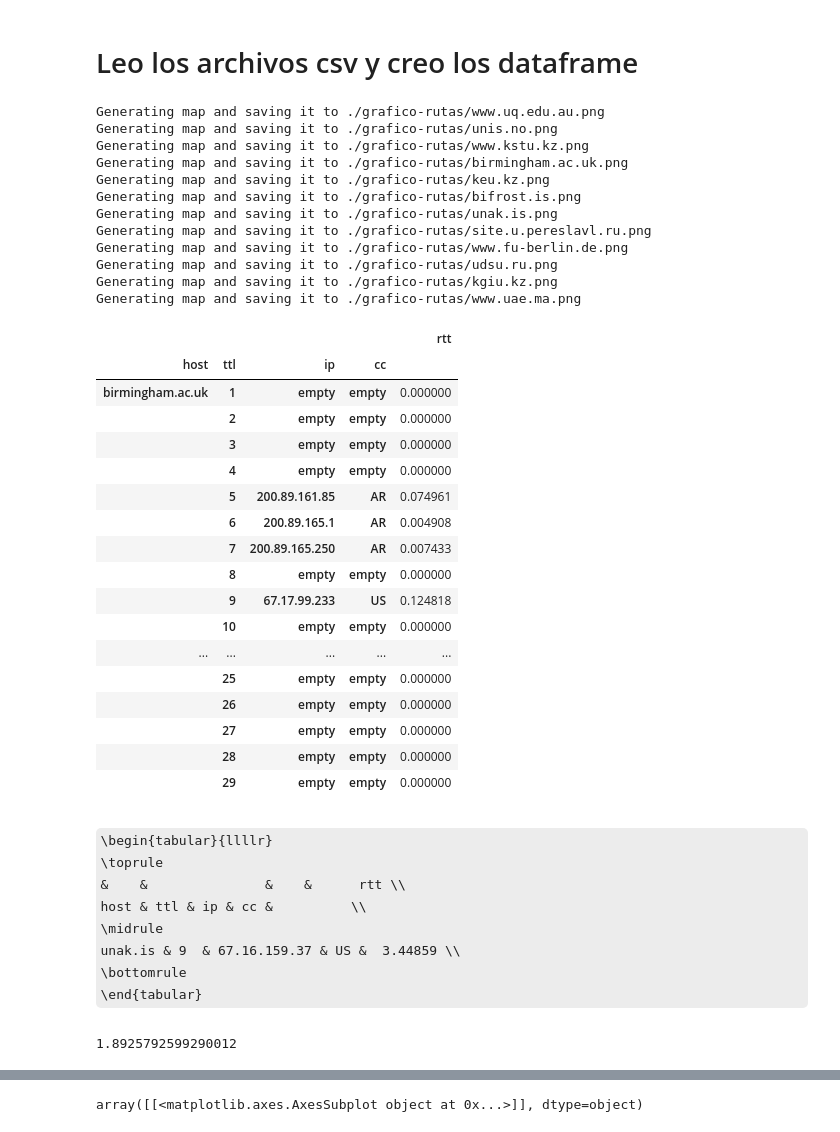
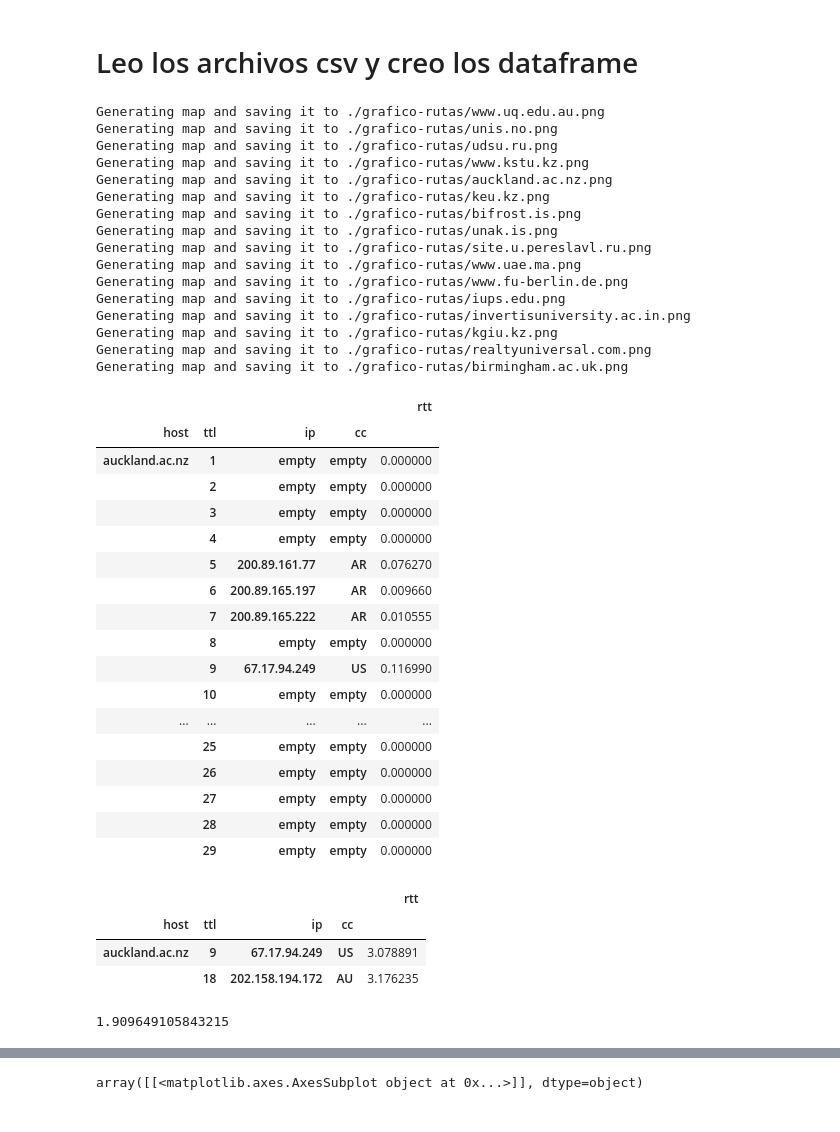
Before and after one commit to calasius/redes, a Jupyter notebook: tp2/calculate_route_outliers.ipynb, the cells around one changed output, grey strips where cells are left out. Saved outputs shown, nothing was run; the diff lists cells and outputs as text; code cells hidden in the pictures; some formulas as TeX source.

```diff
--- a/tp2/calculate_route_outliers.ipynb
+++ b/tp2/calculate_route_outliers.ipynb
@@ -16,8 +16,8 @@ import matplotlib.patches as mpatches
 
 IP_SERVICE_URL = 'https://freegeoip.net/json/{}'
 
-hosts = dict([('www.uq.edu.au','130.102.131.70'),('udsu.ru', '94.25.116.37'), ('site.u.pereslavl.ru','95.129.137.162'),('www.kstu.kz','85.29.137.233'), ('keu.kz','46.235.86.164'), ('unak.is','130.208.224.102'),('www.fu-berlin.de','160.45.170.10'),('kgiu.kz','195.210.46.14'),('www.uae.ma','159.253.148.195'),('unis.no','158.39.149.250'),('bifrost.is','185.118.33.147'),('birmingham.ac.uk','147.188.218.91')])
-
+#hosts = dict([('www.uq.edu.au','130.102.131.70'),('udsu.ru', '94.25.116.37'), ('site.u.pereslavl.ru','95.129.137.162'),('www.kstu.kz','85.29.137.233'), ('keu.kz','46.235.86.164'), ('unak.is','130.208.224.102'),('www.fu-berlin.de','160.45.170.10'),('kgiu.kz','195.210.46.14'),('www.uae.ma','159.253.148.195'),('unis.no','158.39.149.250'),('bifrost.is','185.118.33.147'),('birmingham.ac.uk','147.188.218.91')])
+hosts = dict([('auckland.ac.nz', '130.216.159.127'), ('invertisuniversity.ac.in','103.241.146.22'), ('iups.edu', '23.236.62.147'),('realtyuniversal.com', '69.16.226.127')])
 api_key = '49f2da642556dfd205946d37e9e7ebbd61d1e74ea737f153b597c212ea80302e'
 
 DEFAULT_RTT_VALUE = 0
@@ -208,7 +208,7 @@ def trace_route(hosts):
         df = pd.DataFrame(hops,columns=['host','ttl','i','ip','cc','rtt'])
         indexed = df.set_index(['host','ttl','i','ip','cc'])
         rtt_df = indexed.groupby(level=['host','ttl','ip','cc']).mean()
-        outliers_df, zrtt_df = calculateOutliers(rtt_df)
+        outliers_df, zrtt_df, thompson_value = calculateOutliers(rtt_df)
         rtt_df_list.append(rtt_df)
         outliers_df_list.append(outliers_df)
         zrtt_df_list.append(zrtt_df)
@@ -277,30 +269,34 @@ graficarTodasLasCorridas(df_map)
 # %% [output]
 Generating map and saving it to ./grafico-rutas/www.uq.edu.au.png
 Generating map and saving it to ./grafico-rutas/unis.no.png
+Generating map and saving it to ./grafico-rutas/udsu.ru.png
 Generating map and saving it to ./grafico-rutas/www.kstu.kz.png
-Generating map and saving it to ./grafico-rutas/birmingham.ac.uk.png
+Generating map and saving it to ./grafico-rutas/auckland.ac.nz.png
 Generating map and saving it to ./grafico-rutas/keu.kz.png
 Generating map and saving it to ./grafico-rutas/bifrost.is.png
 Generating map and saving it to ./grafico-rutas/unak.is.png
 Generating map and saving it to ./grafico-rutas/site.u.pereslavl.ru.png
+Generating map and saving it to ./grafico-rutas/www.uae.ma.png
 Generating map and saving it to ./grafico-rutas/www.fu-berlin.de.png
-Generating map and saving it to ./grafico-rutas/udsu.ru.png
+Generating map and saving it to ./grafico-rutas/iups.edu.png
+Generating map and saving it to ./grafico-rutas/invertisuniversity.ac.in.png
 Generating map and saving it to ./grafico-rutas/kgiu.kz.png
-Generating map and saving it to ./grafico-rutas/www.uae.ma.png
+Generating map and saving it to ./grafico-rutas/realtyuniversal.com.png
+Generating map and saving it to ./grafico-rutas/birmingham.ac.uk.png
 # %%
-rtt_df_map['birmingham.ac.uk']
+rtt_df_map['auckland.ac.nz']
 # %% [output]
 |  |  |  |  | rtt |
 | host | ttl | ip | cc |  |
-| birmingham.ac.uk | 1 | empty | empty | 0.000000 |
+| auckland.ac.nz | 1 | empty | empty | 0.000000 |
 |  | 2 | empty | empty | 0.000000 |
 |  | 3 | empty | empty | 0.000000 |
 |  | 4 | empty | empty | 0.000000 |
-|  | 5 | 200.89.161.85 | AR | 0.074961 |
-|  | 6 | 200.89.165.1 | AR | 0.004908 |
-|  | 7 | 200.89.165.250 | AR | 0.007433 |
+|  | 5 | 200.89.161.77 | AR | 0.076270 |
+|  | 6 | 200.89.165.197 | AR | 0.009660 |
+|  | 7 | 200.89.165.222 | AR | 0.010555 |
 |  | 8 | empty | empty | 0.000000 |
-|  | 9 | 67.17.99.233 | US | 0.124818 |
+|  | 9 | 67.17.94.249 | US | 0.116990 |
 |  | 10 | empty | empty | 0.000000 |
 | ... | ... | ... | ... | ... |
 |  | 25 | empty | empty | 0.000000 |
@@ -308,21 +304,17 @@ rtt_df_map['birmingham.ac.uk']
 |  | 27 | empty | empty | 0.000000 |
 |  | 28 | empty | empty | 0.000000 |
 |  | 29 | empty | empty | 0.000000 |
-# %%
-toLatex(outliers_df_map['unak.is'])
-# %% [output]
-\begin{tabular}{llllr}
-\toprule
-        &    &               &    &      rtt \\
-host & ttl & ip & cc &          \\
-\midrule
-unak.is & 9  & 67.16.159.37 & US &  3.44859 \\
-\bottomrule
-\end{tabular}
-# %%
-thompson_value_map['unak.is']
-# %% [output]
-1.8925792599290012
+# %%
+outliers_df_map['auckland.ac.nz']
+# %% [output]
+|  |  |  |  | rtt |
+| host | ttl | ip | cc |  |
+| auckland.ac.nz | 9 | 67.17.94.249 | US | 3.078891 |
+|  | 18 | 202.158.194.172 | AU | 3.176235 |
+# %%
+thompson_value_map['auckland.ac.nz']
+# %% [output]
+1.909649105843215
 # %%
 def generarHistogramas():
     for host in zrtt_df_map:
```
Also changed, not shown: parts of 3 cells of this notebook, 16 other files.
